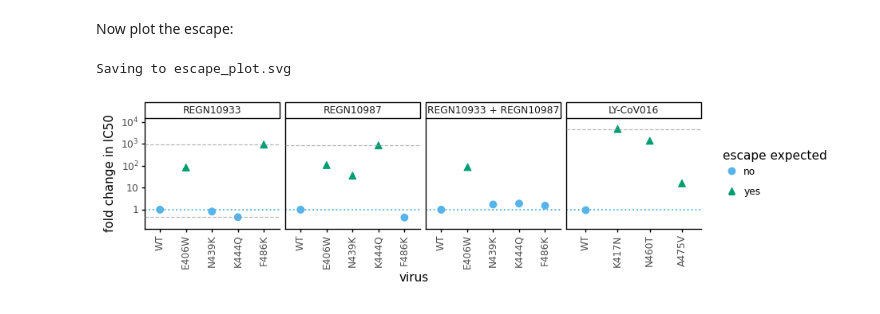
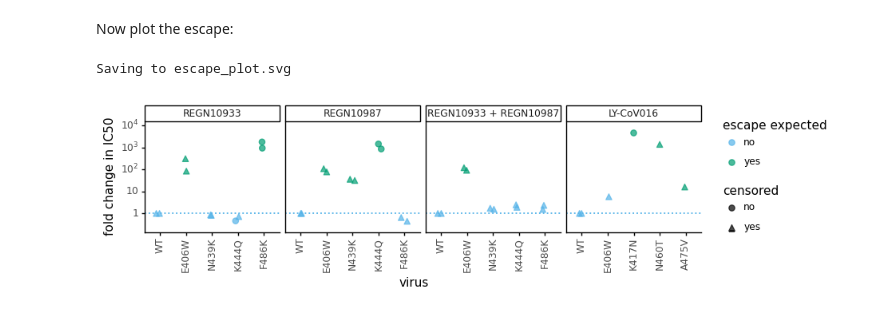
Before and after one commit to jbloomlab/SARS-CoV-2-RBD_MAP_clinical_Abs, a Jupyter notebook: exptl_neut_data/analyze_neuts.ipynb, the cells around one changed output. Drawn from its saved outputs; the diff is of its cells as text; code cells hidden in the pictures.

```diff
--- a/exptl_neut_data/analyze_neuts.ipynb
+++ b/exptl_neut_data/analyze_neuts.ipynb
@@ -166,7 +177,7 @@ fitparams = (
                                .str.replace('CB6', 'LY-CoV016')
                                .str.replace('+', ' + '),
             )
-    .query('date in ["20201122", "20201125"]')
+    .query('date in ["20201122", "20201125", "20201210"]')
     )
 
 # order antibodies and viruses how we want to plot
@@ -187,31 +198,14 @@ fitparams = (
     # add wildtype IC50
     .merge(fitparams.query('virus == "WT"')
                     .rename(columns={'ic50': 'WT_ic50'})
-                    [['antibody', 'WT_ic50']],
+                    [['antibody', 'WT_ic50', 'date']],
            how='left',
-           on='antibody',
+           on=['antibody', 'date'],
            validate='many_to_one',
            )
-    # add lower bound if any
-    .merge(fitparams.query('ic50_bound == "lower"')
-                    .groupby('antibody', as_index=False)
-                    .aggregate(ic50_lower_bound=pd.NamedAgg('ic50', 'max')),
-           how='left',
-           on='antibody',
-           validate='many_to_one'
-           )
-    # add upper bound if any
-    .merge(fitparams.query('ic50_bound == "upper"')
-                    .groupby('antibody', as_index=False)
-                    .aggregate(ic50_upper_bound=pd.NamedAgg('ic50', 'min')),
-           how='left',
-           on='antibody',
-           validate='many_to_one'
-           )
-    # get all of these as fold changes
     .assign(fold_change=lambda x: x['ic50'] / x['WT_ic50'],
-            fold_change_lower_bound=lambda x: x['ic50_lower_bound'] / x['WT_ic50'],
-            fold_change_upper_bound=lambda x: x['ic50_upper_bound'] / x['WT_ic50'])
+            at_bound=lambda x: (x['ic50_bound'] == 'interpolated').map({True: 'yes', False: 'no'})
+            )
     )
 
 # annotate expected escape mutations
@@ -226,8 +220,7 @@ fitparams = (fitparams
              )
 
 # get just columns of interest
-fitparams = fitparams[['antibody', 'virus', 'fold_change',
-                       'fold_change_lower_bound', 'fold_change_upper_bound', 'escape_expected']]
+fitparams = fitparams[['antibody', 'virus', 'date', 'fold_change', 'escape_expected', 'at_bound']]
 
 fitparams
 # %% [output]
@@ -252,30 +245,27 @@ fitparams
 Now plot the escape:
 # %%
 p_escape = (
-    ggplot(fitparams.rename(columns={'escape_expected': 'escape expected'})) +
-    aes('virus', 'fold_change', color='escape expected', shape='escape expected') +
-    geom_point(size=3) +
+    ggplot(fitparams.rename(columns={'escape_expected': 'escape expected',
+                                     'at_bound': 'censored'})) +
+    aes('virus', 'fold_change', color='escape expected', shape='censored') +
+    geom_jitter(size=2.5, alpha=0.7, random_state=2, height=0, width=0.15) +
     geom_hline(yintercept=1, linetype='dotted', color=CBPALETTE[2],
                size=0.75) +
-    geom_hline(aes(yintercept='fold_change_upper_bound'), linetype='dashed',
-               color=CBPALETTE[0], size=0.5, alpha=0.7) +
-    geom_hline(aes(yintercept='fold_change_lower_bound'), linetype='dashed',
-               color=CBPALETTE[0], size=0.5, alpha=0.7) +
     scale_y_log10(name='fold change in IC50', expand=(0, 0.5),
                   labels=lambda ys: [f"${int(y)}$" if y < 100 else f"$10^{int(math.log10(y))}$" for y in ys]) +
     facet_wrap('~ antibody', nrow=1, scales='free_x') +
     theme_classic() +
     theme(axis_text_x=element_text(angle=90),
           figure_size=(9, 1.8),
           ) +
     scale_color_manual(values=[CBPALETTE[2], CBPALETTE[3]])
     )
 
 _ = p_escape.draw()
 
 escape_plot = 'escape_plot.svg'
 print(f"Saving to {escape_plot}")
 p_escape.save(escape_plot, verbose=False)
 # %% [output]
 Saving to escape_plot.svg
-[figure, old version]
+[figure, new version]
```
Also changed, not shown: parts of 6 cells of this notebook, 11 other files.
